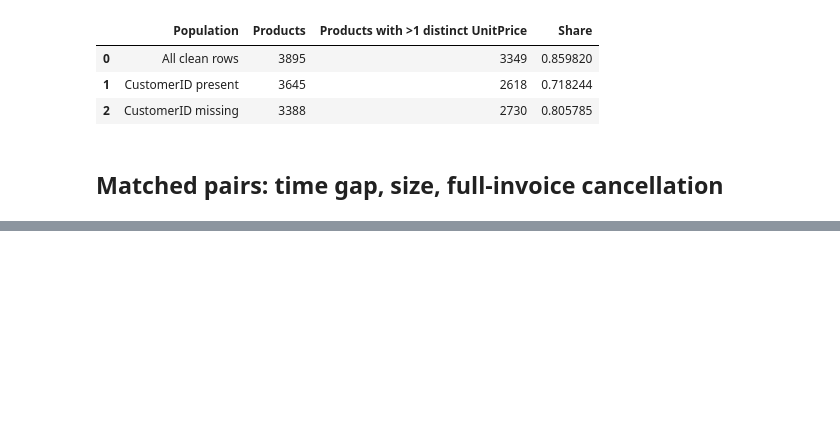
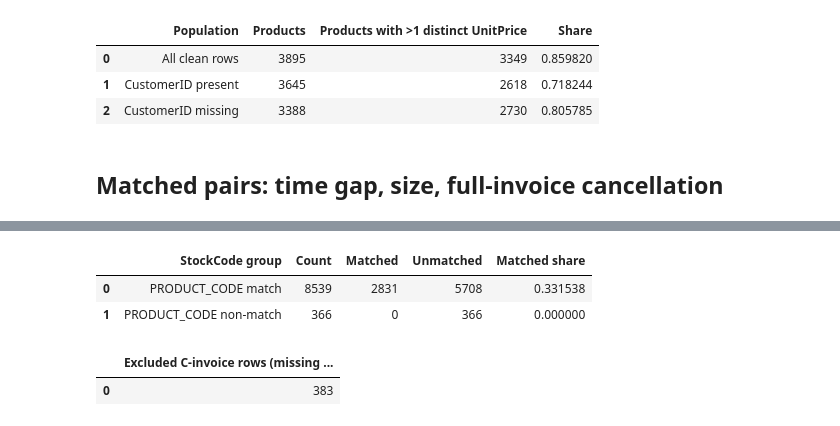
Before and after one commit to Omar-BenAmara/pricing-demand-analysis, a Jupyter notebook: notebooks/03_clean_foundation.ipynb, the cells around one changed output, grey strips where cells are left out. Cells and saved outputs as stored; diff of their text form; code cells hidden in the pictures; blank space fills up the shorter version.

```diff
--- a/notebooks/03_clean_foundation.ipynb
+++ b/notebooks/03_clean_foundation.ipynb
@@ -357,0 +413,42 @@ Pairs meeting Quantity >= 1000 or gap < 1 hour: 471; shown: 40
+# %%
+product_code_mask_03 = raw_03['StockCode'].str.match(PRODUCT_CODE)
+matched_cancellation_mask_03 = raw_03.index.isin(matched_cancellation_indices_03)
+cancellation_summary_rows_03 = []
+for group_name_03, group_mask_03 in [
+    ('PRODUCT_CODE match', product_code_mask_03),
+    ('PRODUCT_CODE non-match', ~product_code_mask_03),
+]:
+    group_indices_03 = raw_03.index[
+        considered_cancellations_03 & group_mask_03
+    ]
+    group_matched_03 = int(group_indices_03.isin(matched_cancellation_indices_03).sum())
+    group_count_03 = len(group_indices_03)
+    cancellation_summary_rows_03.append({
+        'StockCode group': group_name_03,
+        'Count': group_count_03,
+        'Matched': group_matched_03,
+        'Unmatched': group_count_03 - group_matched_03,
+        'Matched share': group_matched_03 / group_count_03 if group_count_03 else 0,
+    })
+cancellation_summary_03 = pd.DataFrame(cancellation_summary_rows_03)
+display(cancellation_summary_03)
+
+missing_customer_cancellations_03 = (
+    raw_03['InvoiceNo'].astype(str).str.startswith('C')
+    & raw_03['Quantity'].lt(0)
+    & raw_03['UnitPrice'].gt(0)
+    & raw_03['CustomerID'].isna()
+)
+excluded_cancellations_03 = pd.DataFrame([{
+    'Excluded C-invoice rows (missing CustomerID)': int(missing_customer_cancellations_03.sum())
+}])
+display(excluded_cancellations_03)
+assert int(considered_cancellations_03.sum()) == 8905
+assert int(missing_customer_cancellations_03.sum()) == 383
+assert int(considered_cancellations_03.sum() + missing_customer_cancellations_03.sum()) == 9288
+# %% [output]
+|  | StockCode group | Count | Matched | Unmatched | Matched share |
+| 0 | PRODUCT_CODE match | 8539 | 2831 | 5708 | 0.331538 |
+| 1 | PRODUCT_CODE non-match | 366 | 0 | 366 | 0.000000 |
+|  | Excluded C-invoice rows (missing ... |
+| 0 | 383 |
```
Also changed, not shown: parts of 13 cells of this notebook.
